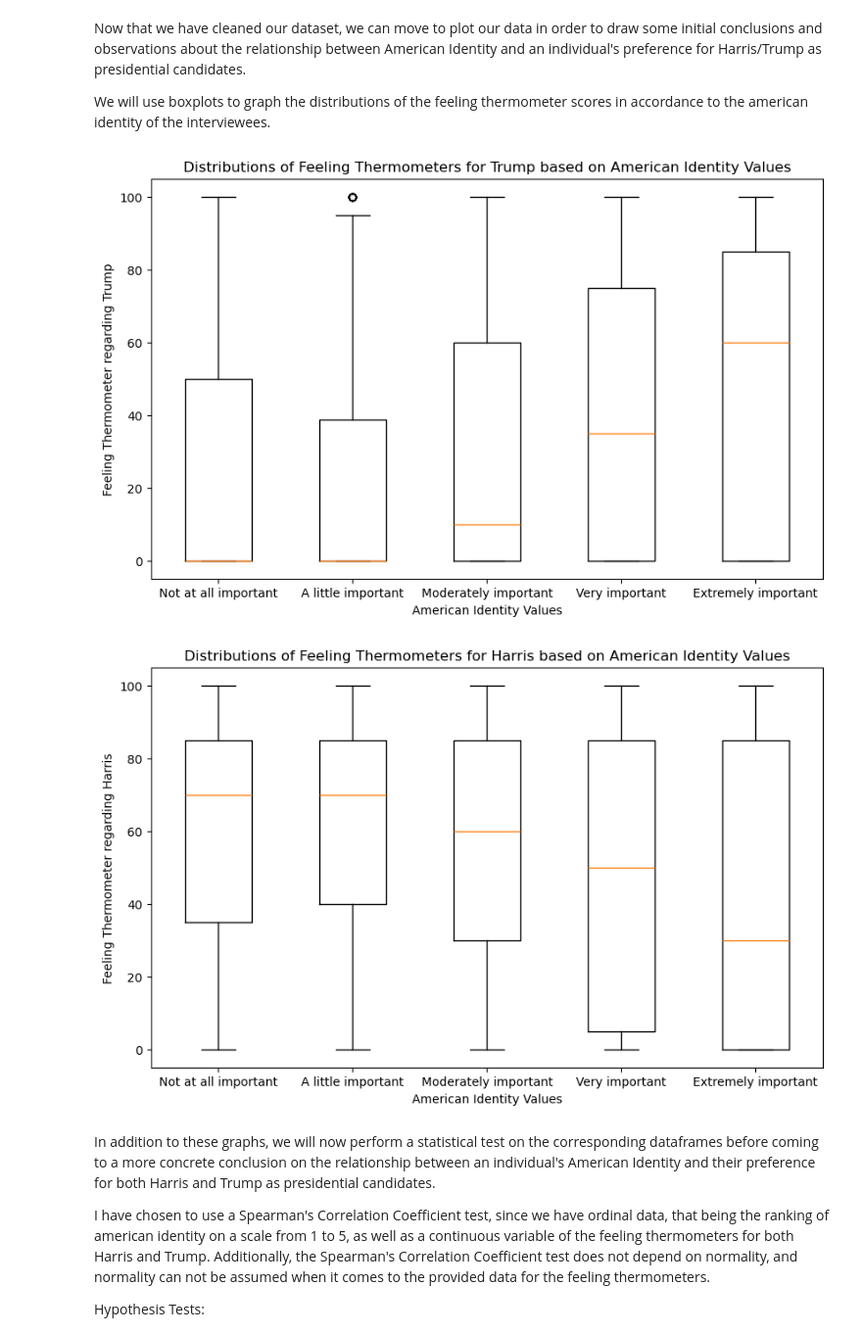
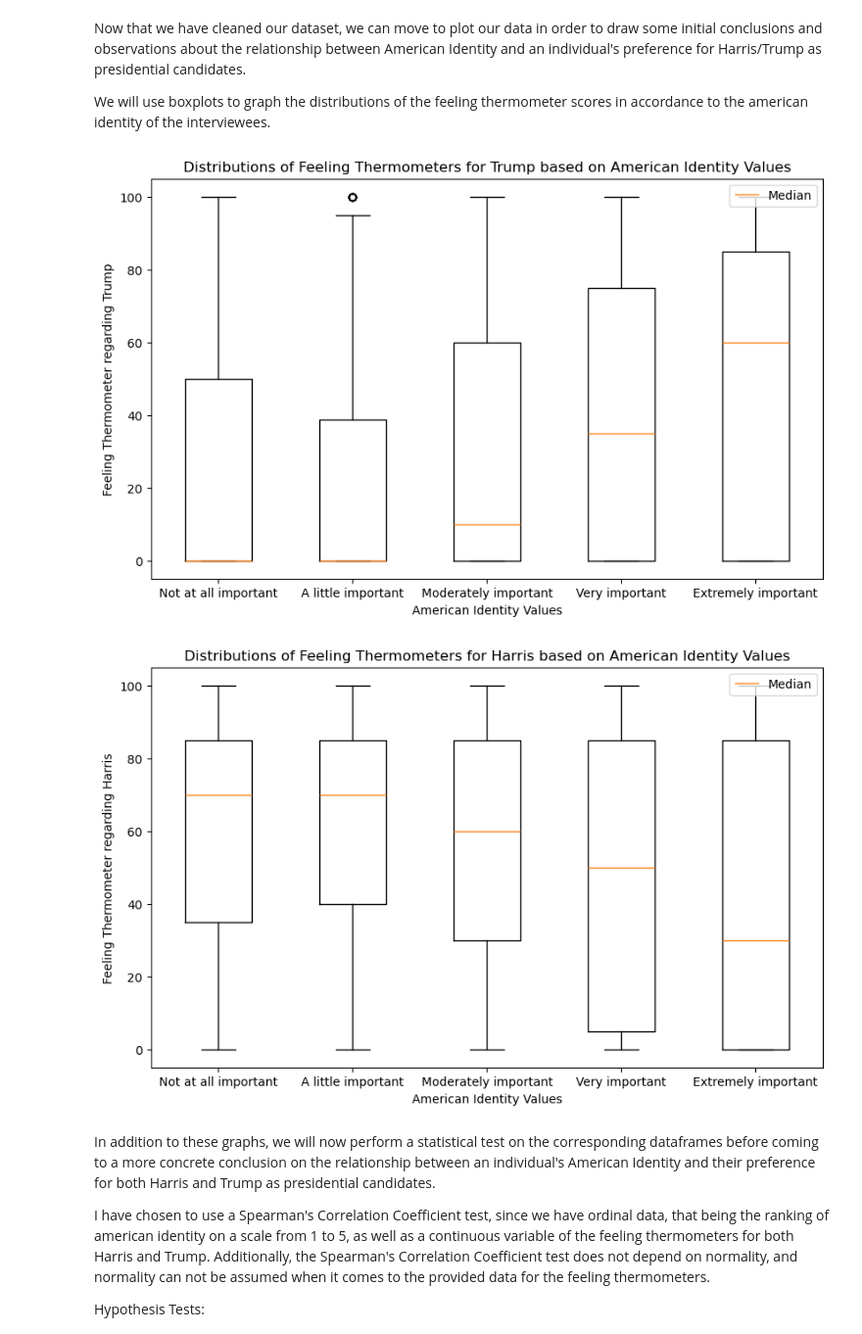
Before and after one commit to Aslan-A-M/CMSC320_Semester_Project, a Jupyter notebook: dataset/Checkpoint2/Jason/jason_eda.ipynb, the cells around one changed output. Shown at 98% size. Drawn from its saved outputs; the diff is of its cells as text; code cells hidden in the pictures.

Commit message:
added legend to plot

```diff
--- a/dataset/Checkpoint2/Jason/jason_eda.ipynb
+++ b/dataset/Checkpoint2/Jason/jason_eda.ipynb
@@ -101,36 +101,40 @@ We will use boxplots to graph the distributions of the feeling thermometer score
 # %%
 # Split apart the two dataframes even further so that we can map the distributions between identity scores
 df_trump_1 = df_trump[df_trump['American Identity'] == 1]
 df_trump_2 = df_trump[df_trump['American Identity'] == 2]
 df_trump_3 = df_trump[df_trump['American Identity'] == 3]
 df_trump_4 = df_trump[df_trump['American Identity'] == 4]
 df_trump_5 = df_trump[df_trump['American Identity'] == 5]
 
 df_harris_1 = df_harris[df_harris['American Identity'] == 1]
 df_harris_2 = df_harris[df_harris['American Identity'] == 2]
 df_harris_3 = df_harris[df_harris['American Identity'] == 3]
 df_harris_4 = df_harris[df_harris['American Identity'] == 4]
 df_harris_5 = df_harris[df_harris['American Identity'] == 5]
 
 # Plot the newly formed dataframes into separate boxplots
 plt.figure(figsize=(10, 6))
 plt.boxplot([df_trump_1['Trump Feeling Thermometer'], df_trump_2['Trump Feeling Thermometer'], df_trump_3['Trump Feeling Thermometer'], df_trump_4['Trump Feeling Thermometer'], df_trump_5['Trump Feeling Thermometer']],
-            tick_labels=['Not at all important', 'A little important', 'Moderately important', 'Very important', 'Extremely important'])
+            tick_labels=['Not at all important', 'A little important', 'Moderately important', 'Very important', 'Extremely important'],
+            label="Median")
+plt.legend(loc='upper right')
 plt.ylabel('Feeling Thermometer regarding Trump')
 plt.xlabel('American Identity Values')
 plt.title('Distributions of Feeling Thermometers for Trump based on American Identity Values')
 plt.show()
 
 plt.figure(figsize=(10, 6))
 plt.boxplot([df_harris_1['Harris Feeling Thermometer'], df_harris_2['Harris Feeling Thermometer'], df_harris_3['Harris Feeling Thermometer'], df_harris_4['Harris Feeling Thermometer'], df_harris_5['Harris Feeling Thermometer']],
-            tick_labels=['Not at all important', 'A little important', 'Moderately important', 'Very important', 'Extremely important'])
+            tick_labels=['Not at all important', 'A little important', 'Moderately important', 'Very important', 'Extremely important'],
+            label='Median')
+plt.legend(loc='upper right')
 plt.ylabel('Feeling Thermometer regarding Harris')
 plt.xlabel('American Identity Values')
 plt.title('Distributions of Feeling Thermometers for Harris based on American Identity Values')
 plt.show()
 # %% [output]
-[figure, old version]
+[figure, new version]
-[figure, old version]
+[figure, new version]
 # %% [markdown]
 In addition to these graphs, we will now perform a statistical test on the corresponding dataframes before coming to a more concrete conclusion on the relationship between an individual's American Identity and their preference for both Harris and Trump as presidential candidates.
 
```
Also changed, not shown: 3 other files.
